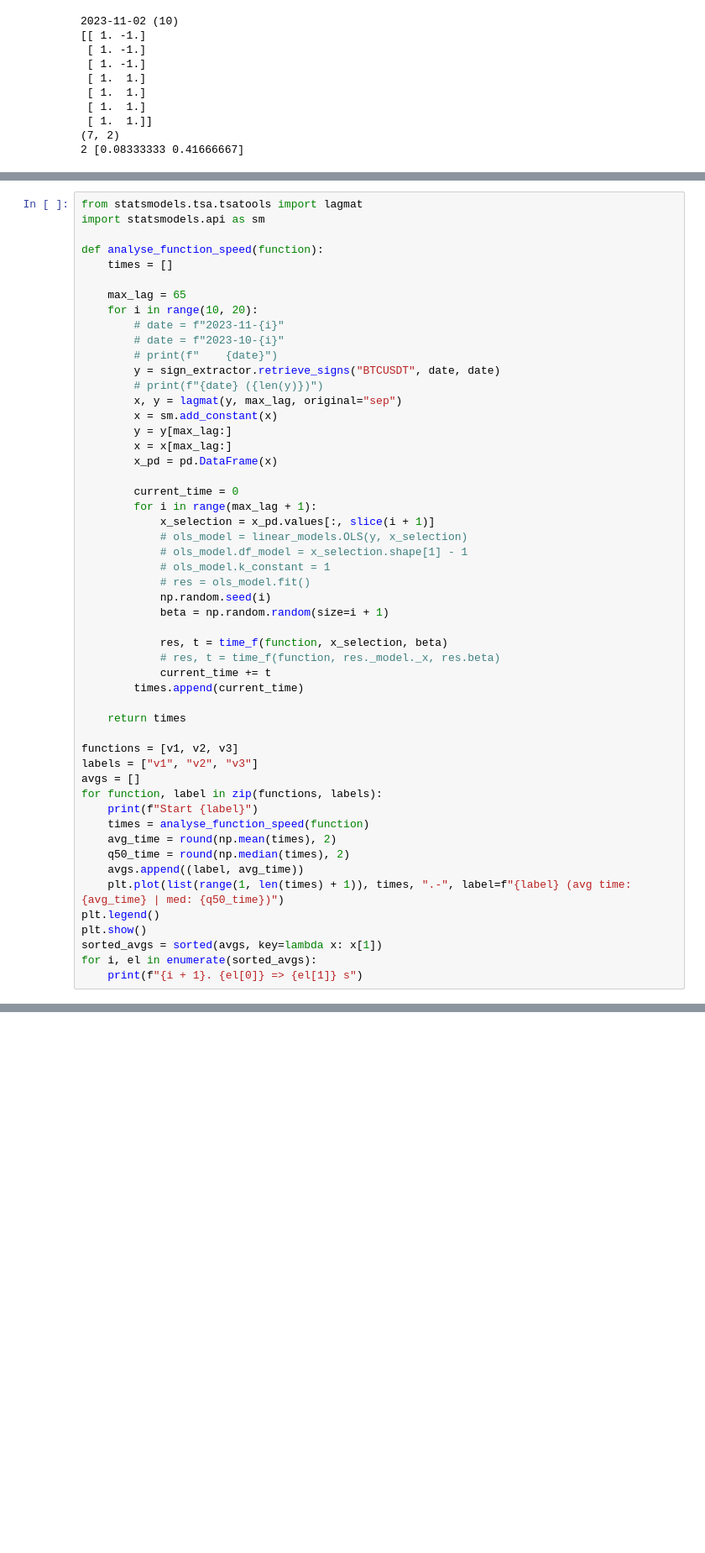
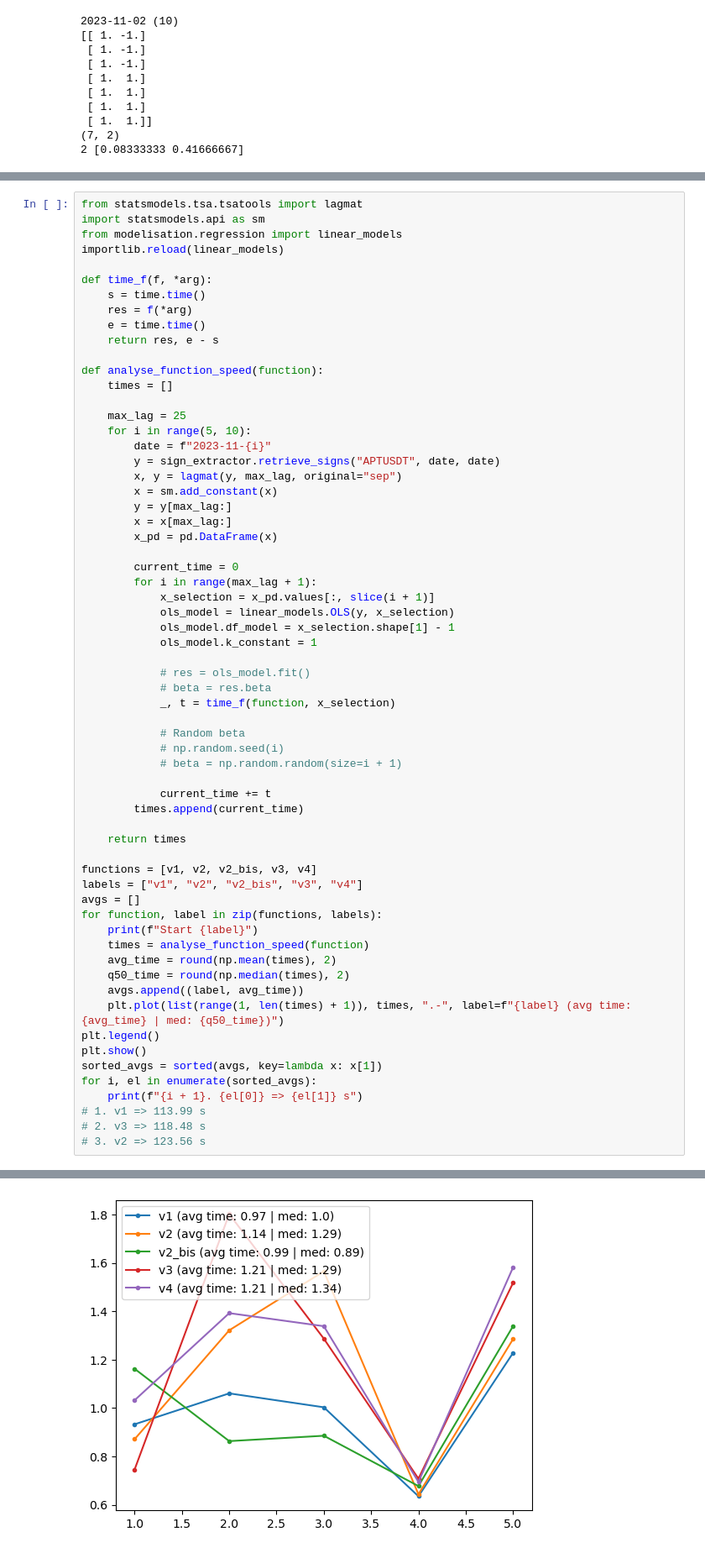
Before and after one commit to MartinGangand/tradeflow, a Jupyter notebook: trade_flow_modelling/src/data_analysis.ipynb, the cells around one changed output, grey strips where cells are left out. Shown at 84% size. Drawn from its saved outputs; the diff is of its cells as text; blank space fills up the shorter version.

```diff
--- a/trade_flow_modelling/src/data_analysis.ipynb
+++ b/trade_flow_modelling/src/data_analysis.ipynb
@@ -297,17 +447,22 @@ print(len(res.beta), res.beta)
 # %%
 from statsmodels.tsa.tsatools import lagmat
 import statsmodels.api as sm
+from modelisation.regression import linear_models
+importlib.reload(linear_models)
+
+def time_f(f, *arg):
+    s = time.time()
+    res = f(*arg)
+    e = time.time()
+    return res, e - s
 
 def analyse_function_speed(function):
     times = []
 
-    max_lag = 65
-    for i in range(10, 20):
-        # date = f"2023-11-{i}"
-        # date = f"2023-10-{i}"
-        # print(f"    {date}")
-        y = sign_extractor.retrieve_signs("BTCUSDT", date, date)
-        # print(f"{date} ({len(y)})")
+    max_lag = 25
+    for i in range(5, 10):
+        date = f"2023-11-{i}"
+        y = sign_extractor.retrieve_signs("APTUSDT", date, date)
         x, y = lagmat(y, max_lag, original="sep")
         x = sm.add_constant(x)
         y = y[max_lag:]
@@ -317,22 +472,25 @@ def analyse_function_speed(function):
         current_time = 0
         for i in range(max_lag + 1):
             x_selection = x_pd.values[:, slice(i + 1)]
-            # ols_model = linear_models.OLS(y, x_selection)
-            # ols_model.df_model = x_selection.shape[1] - 1
-            # ols_model.k_constant = 1
+            ols_model = linear_models.OLS(y, x_selection)
+            ols_model.df_model = x_selection.shape[1] - 1
+            ols_model.k_constant = 1
+
             # res = ols_model.fit()
-            np.random.seed(i)
-            beta = np.random.random(size=i + 1)
+            # beta = res.beta
+            _, t = time_f(function, x_selection)
 
-            res, t = time_f(function, x_selection, beta)
-            # res, t = time_f(function, res._model._x, res.beta)
+            # Random beta
+            # np.random.seed(i)
+            # beta = np.random.random(size=i + 1)
+
             current_time += t
         times.append(current_time)
 
     return times
 
-functions = [v1, v2, v3]
-labels = ["v1", "v2", "v3"]
+functions = [v1, v2, v2_bis, v3, v4]
+labels = ["v1", "v2", "v2_bis", "v3", "v4"]
 avgs = []
 for function, label in zip(functions, labels):
     print(f"Start {label}")
@@ -346,5 +504,8 @@ plt.show()
 sorted_avgs = sorted(avgs, key=lambda x: x[1])
 for i, el in enumerate(sorted_avgs):
     print(f"{i + 1}. {el[0]} => {el[1]} s")
+# 1. v1 => 113.99 s
+# 2. v3 => 118.48 s
+# 3. v2 => 123.56 s
 # %% [output]
 Start v1
@@ -350,0 +516 @@ Start v1
+[figure, new version]
```
Also changed, not shown: parts of 8 cells of this notebook, 8 other files.
